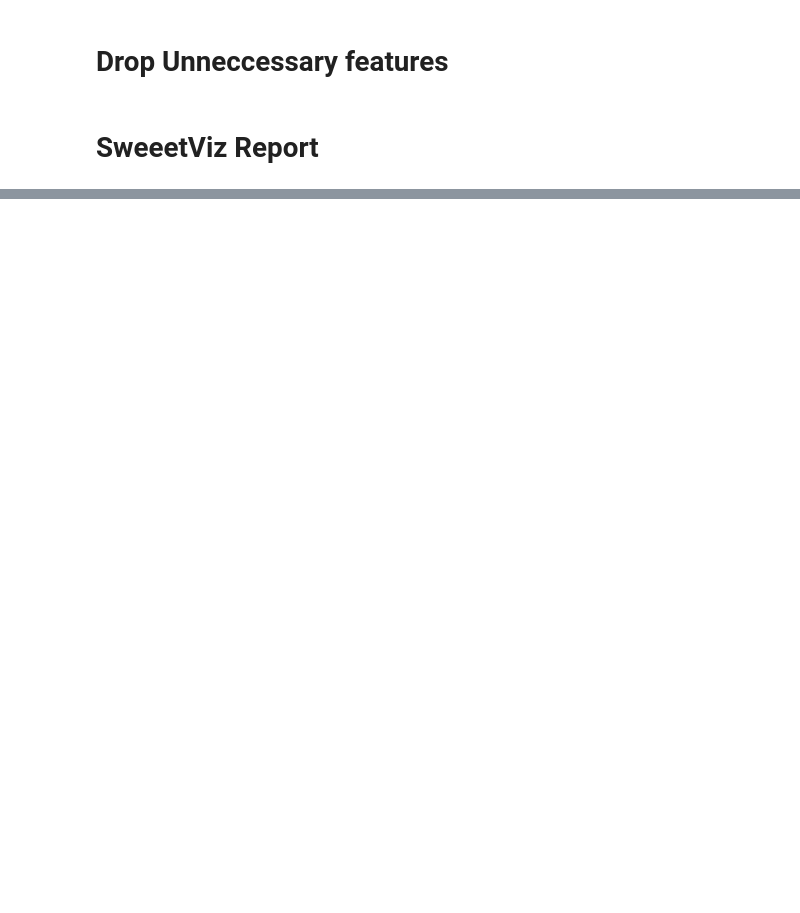
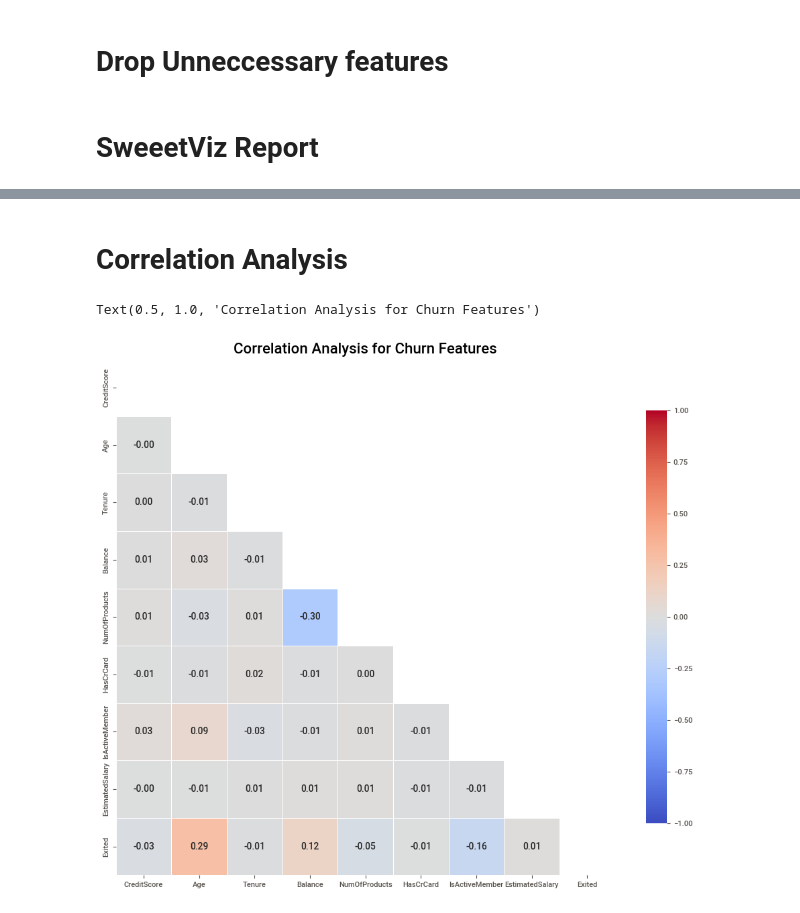
Before and after one commit to Rohit140595/Churn_Prediction, a Jupyter notebook: analysis/EDA.ipynb, the cells around one changed output, grey strips where cells are left out. Drawn from its saved outputs; the diff is of its cells as text; code cells hidden in the pictures; blank space fills up the shorter version.

Commit message:
feat: add correlation analysis

```diff
--- a/analysis/EDA.ipynb
+++ b/analysis/EDA.ipynb
@@ -40,0 +48,33 @@ report.show_notebook()
+# %% [markdown]
+# Correlation Analysis
+# %%
+# We only calculate correlation for numeric columns
+numeric_df = data.select_dtypes(include=[np.number])
+
+# Calculate the correlation matrix
+corr_matrix = numeric_df.corr()
+
+# Create a mask for the upper triangle (optional, makes it cleaner)
+mask = np.triu(np.ones_like(corr_matrix, dtype=bool))
+
+# Correlation Heatmap
+# We use a diverging color map (coolwarm) to show positive and negative correlations.
+
+plt.figure(figsize=(12, 10))
+
+sns.heatmap(
+    corr_matrix,
+    mask=mask,
+    annot=True,          # Show the actual correlation values
+    fmt=".2f",           # Two decimal places
+    cmap='coolwarm',     # Red for positive, blue for negative
+    vmin=-1, vmax=1,     # Ensure the scale is always -1 to 1
+    center=0,
+    linewidths=.5,
+    cbar_kws={"shrink": .8}
+)
+
+plt.title('Correlation Analysis for Churn Features', fontsize=16)
+# %% [output]
+Text(0.5, 1.0, 'Correlation Analysis for Churn Features')
+[figure, added]
```
Also changed, not shown: parts of 10 cells of this notebook.
